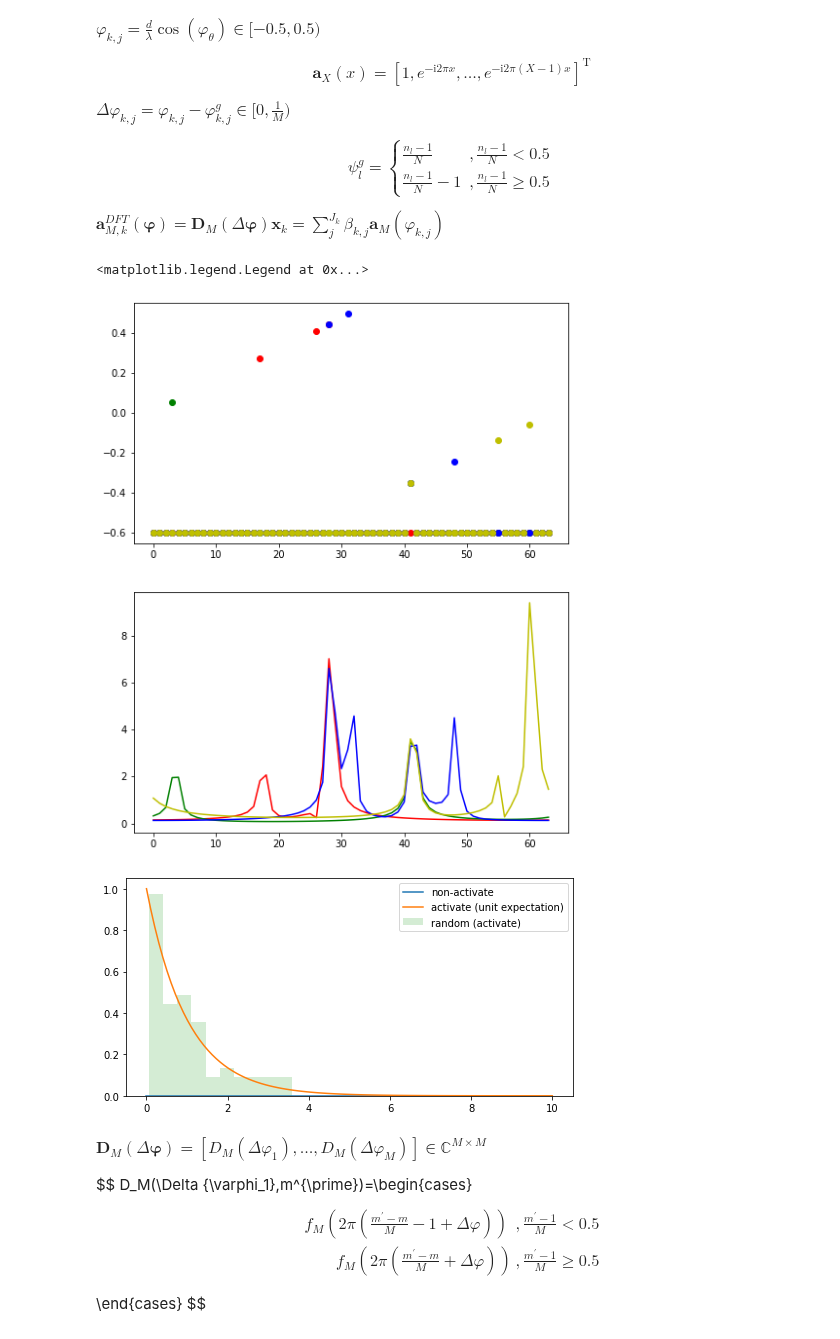
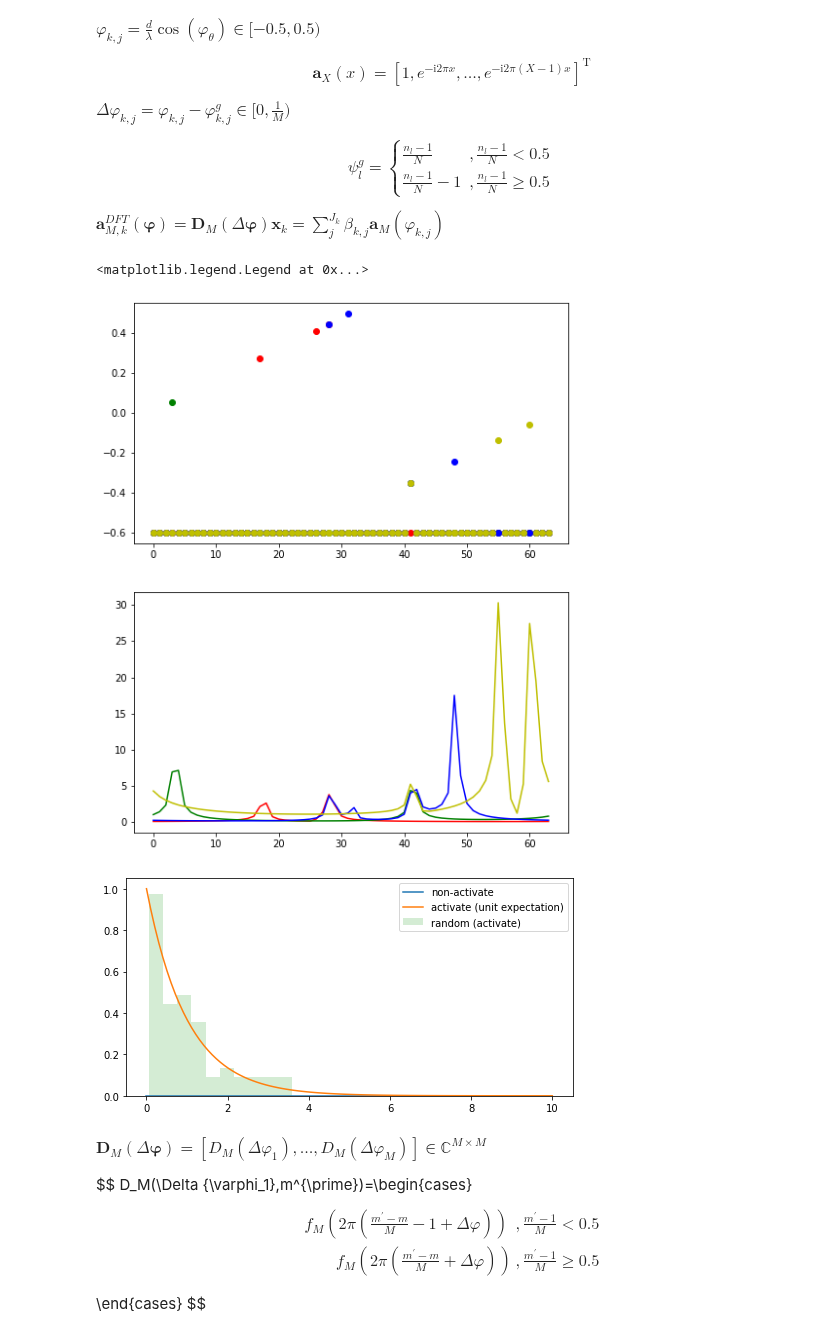
Before and after one commit to Brook1711/RIS-Angular-Domain, a Jupyter notebook: code_main/Alg.ipynb, the cells around one changed output. Drawn from its saved outputs; the diff is of its cells as text; code cells hidden in the pictures.

```diff
--- a/code_main/Alg.ipynb
+++ b/code_main/Alg.ipynb
@@ -128,37 +128,37 @@ plt.subplot(2,1,1)
 
 r = gamma.rvs(alpha_1, 0, beta_1, size = 64)
 
-Beta_true = np.random.normal(0, np.sqrt(r), M)
+Beta_true = np.random.normal(0, np.power(r, -0.5), M)
 # Beta_true = np.ones(M)
 
 a_M_k = np.array([[np.complex128(0) for m in range(M)] for k in range(K)])
 for k in range(K):
     sum_tmp = np.array([np.complex128(0) for m in range(M)])
     for m, varphi in enumerate(Varphi_true[k]):
         if varphi != -0.6:
             sum_tmp = sum_tmp + Beta_true[m] * array_response(M, varphi)
     a_M_k[k] = sum_tmp
 
 DFT_M = DFT_matrix(M)
 a_M_k_DFT = [DFT_M * np.mat(np.reshape(a_M_k[k], (M,-1))) for k in range(K)]
 
 plt.subplot(2,1,2)
 [plt.plot(range(M), np.abs(a_M_k_DFT[k]), color_list[k]) for k in range(K)]
 
 # gamma hist gram
 x = np.linspace(0,10,100)
 plt.figure(figsize=(8,4))
 plt.plot(x, gamma.pdf(x, alpha_0,0,1/beta_0) )
 plt.plot(x, gamma.pdf(x, alpha_1,0,1/beta_1) )
 
 plt.hist(r, density=True, histtype='stepfilled', alpha=0.2)
 plt.legend(['non-activate', 'activate (unit expectation)', 'random (activate)'])
 # plt.plot(range(M), np.abs(a_M_k_DFT[1]), color_list[1])
 # plt.figure(5)
 # plt.plot(range(M), np.abs(DFT_M * np.reshape(np.mat(array_response(M, 0.4)), (M,-1))))
 # %% [output]
 <matplotlib.legend.Legend at 0x...>
-[figure, old version]
+[figure, new version]
 [figure]
 # %% [markdown]
 ${\mathbf D}_M(\Delta {\boldsymbol \varphi})= [D_M(\Delta \varphi_1),\dots,D_M(\Delta \varphi_M)] \in {\mathbb C}^{M\times M}$
```
Also changed, not shown: parts of 4 cells of this notebook.
